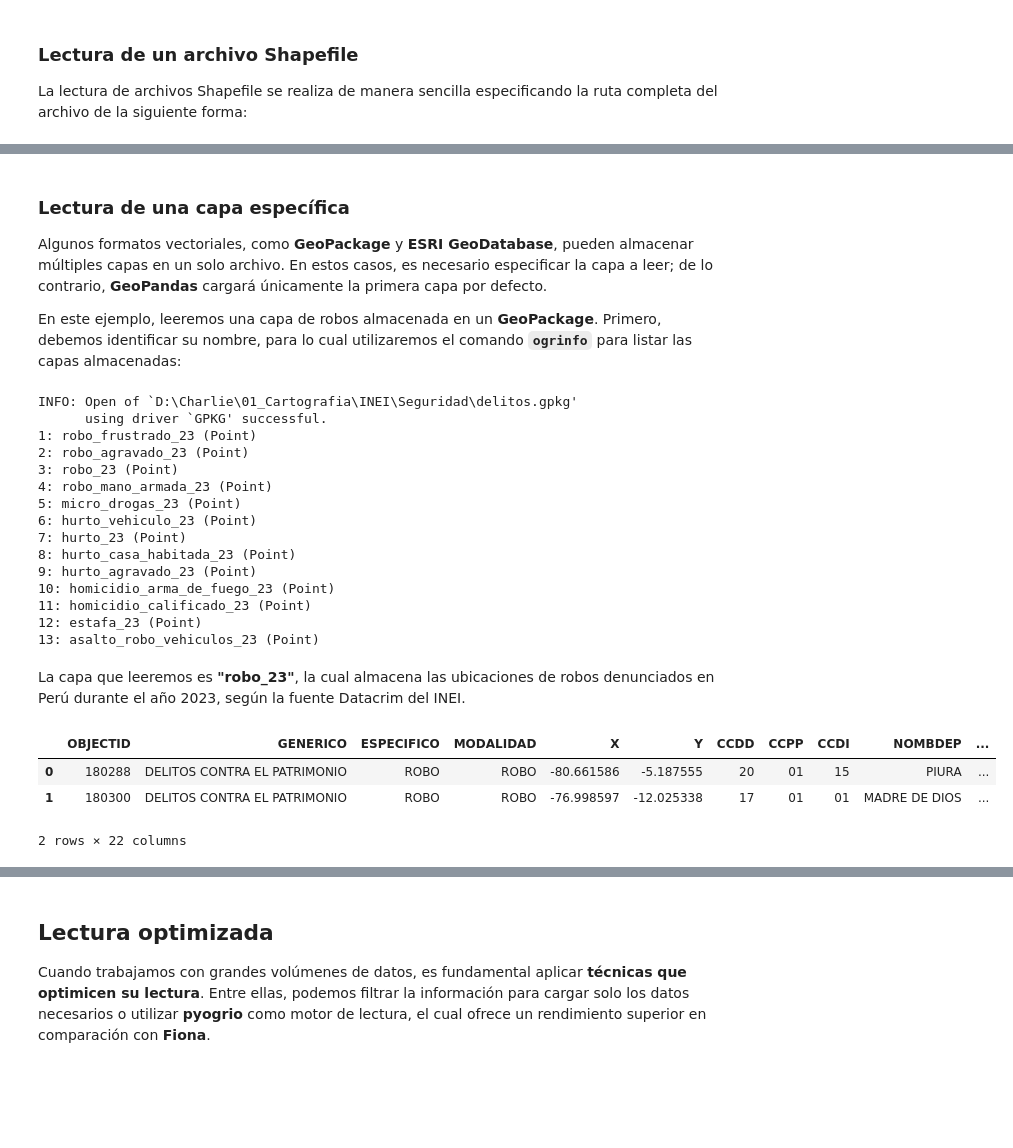
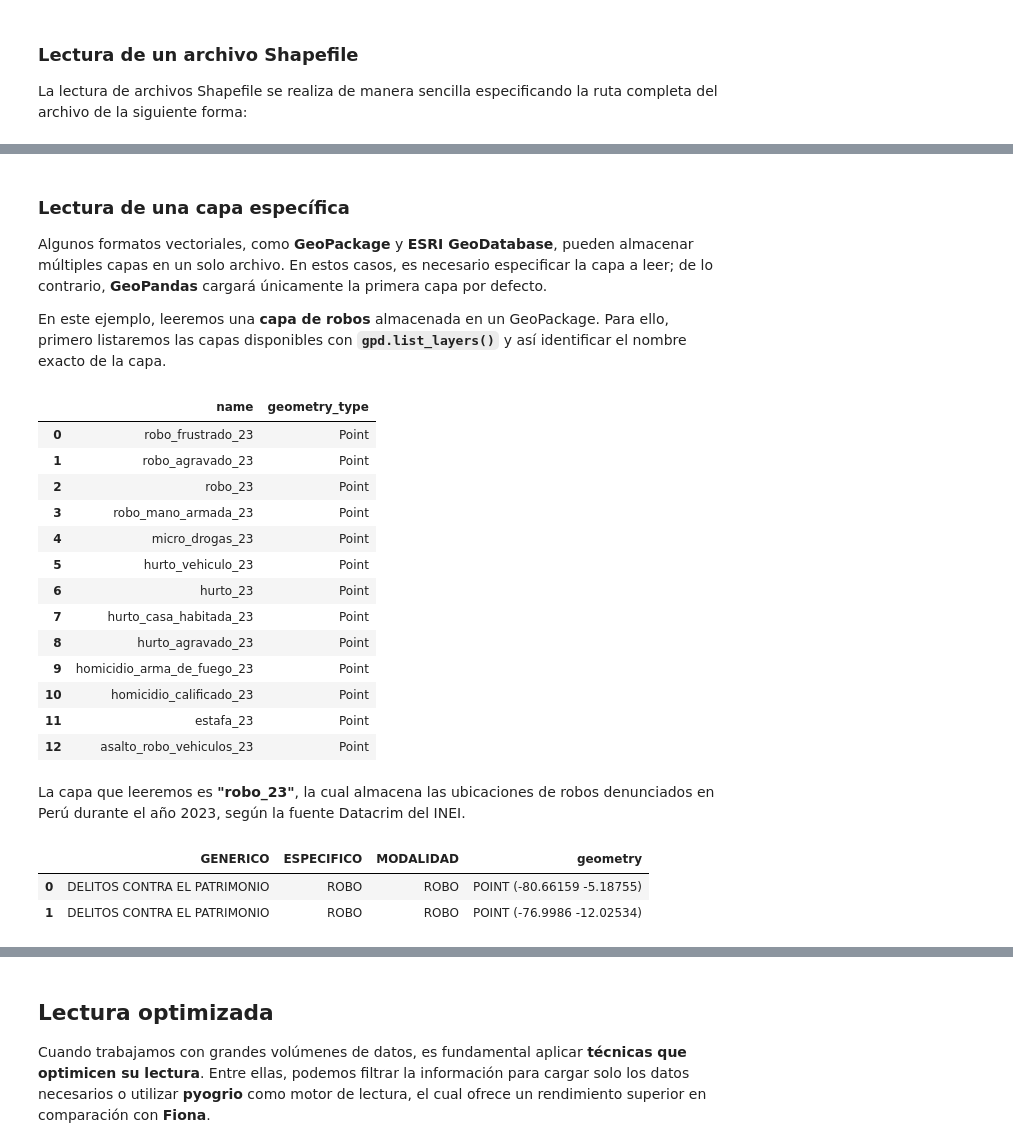
Before and after one commit to chlopezgis/book-geopython, a Jupyter notebook: _sources/read_file.ipynb, the cells around one changed output, grey strips where cells are left out. Saved outputs shown, nothing was run; the diff lists cells and outputs as text; code cells hidden in the pictures; blank space fills up the shorter version.

```diff
--- a/_sources/read_file.ipynb
+++ b/_sources/read_file.ipynb
@@ -147,40 +160,39 @@ zonSismica.head(2)
 
 Algunos formatos vectoriales, como **GeoPackage** y **ESRI GeoDatabase**, pueden almacenar múltiples capas en un solo archivo. En estos casos, es necesario especificar la capa a leer; de lo contrario, **GeoPandas** cargará únicamente la primera capa por defecto.
 
-En este ejemplo, leeremos una capa de robos almacenada en un **GeoPackage**. Primero, debemos identificar su nombre, para lo cual utilizaremos el comando **`ogrinfo`** para listar las capas almacenadas:
+En este ejemplo, leeremos una **capa de robos** almacenada en un GeoPackage. Para ello, primero listaremos las capas disponibles con **`gpd.list_layers()`** y así identificar el nombre exacto de la capa.
 # %%
-!ogrinfo D:\Charlie\01_Cartografia\INEI\Seguridad\delitos.gpkg
+# Ruta del archivo GPKG de delitos
+fileRobos = r'D:\Charlie\01_Cartografia\INEI\Seguridad\delitos.gpkg'
+# Listar capas disponibles
+gpd.list_layers(fileRobos)
 # %% [output]
-INFO: Open of `D:\Charlie\01_Cartografia\INEI\Seguridad\delitos.gpkg'
-      using driver `GPKG' successful.
-1: robo_frustrado_23 (Point)
-2: robo_agravado_23 (Point)
-3: robo_23 (Point)
-4: robo_mano_armada_23 (Point)
-5: micro_drogas_23 (Point)
-6: hurto_vehiculo_23 (Point)
-7: hurto_23 (Point)
-8: hurto_casa_habitada_23 (Point)
-9: hurto_agravado_23 (Point)
-10: homicidio_arma_de_fuego_23 (Point)
-11: homicidio_calificado_23 (Point)
-12: estafa_23 (Point)
-13: asalto_robo_vehiculos_23 (Point)
+|  | name | geometry_type |
+| 0 | robo_frustrado_23 | Point |
+| 1 | robo_agravado_23 | Point |
+| 2 | robo_23 | Point |
+| 3 | robo_mano_armada_23 | Point |
+| 4 | micro_drogas_23 | Point |
+| 5 | hurto_vehiculo_23 | Point |
+| 6 | hurto_23 | Point |
+| 7 | hurto_casa_habitada_23 | Point |
+| 8 | hurto_agravado_23 | Point |
+| 9 | homicidio_arma_de_fuego_23 | Point |
+| 10 | homicidio_calificado_23 | Point |
+| 11 | estafa_23 | Point |
+| 12 | asalto_robo_vehiculos_23 | Point |
 # %% [markdown]
 La capa que leeremos es **"robo_23"**, la cual almacena las ubicaciones de robos denunciados en Perú durante el año 2023, según la fuente Datacrim del INEI.
 # %%
-# Ruta del archivo
-fileRobos = r'D:\Charlie\01_Cartografia\INEI\Seguridad\delitos.gpkg'
-
+# Lectura de la capa de robo_23 desde un GPKG
 robos = gpd.read_file(
                     fileRobos,      #filename
                     layer='robo_23' #layername
             )
 
 # Visualizar las dos primeras filas
-robos.head(2)
+robos.iloc[:2, list(range(1,4)) + [-1]]
 # %% [output]
-|  | OBJECTID | GENERICO | ESPECIFICO | MODALIDAD | X | Y | CCDD | CCPP | CCDI | NOMBDEP | ... |
-| 0 | 180288 | DELITOS CONTRA EL PATRIMONIO | ROBO | ROBO | -80.661586 | -5.187555 | 20 | 01 | 15 | PIURA | ... |
-| 1 | 180300 | DELITOS CONTRA EL PATRIMONIO | ROBO | ROBO | -76.998597 | -12.025338 | 17 | 01 | 01 | MADRE DE DIOS | ... |
+|  | GENERICO | ESPECIFICO | MODALIDAD | geometry |
+| 0 | DELITOS CONTRA EL PATRIMONIO | ROBO | ROBO | POINT (-80.66159 -5.18755) |
+| 1 | DELITOS CONTRA EL PATRIMONIO | ROBO | ROBO | POINT (-76.9986 -12.02534) |
-2 rows × 22 columns
```
Also changed, not shown: parts of 31 cells of this notebook, 5 other files.
